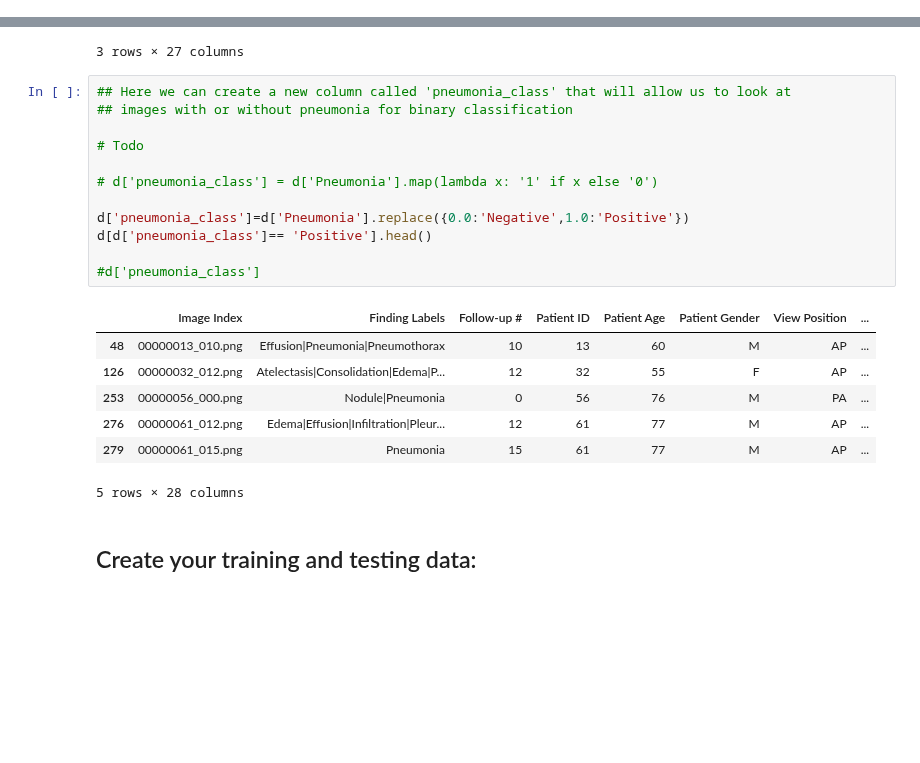
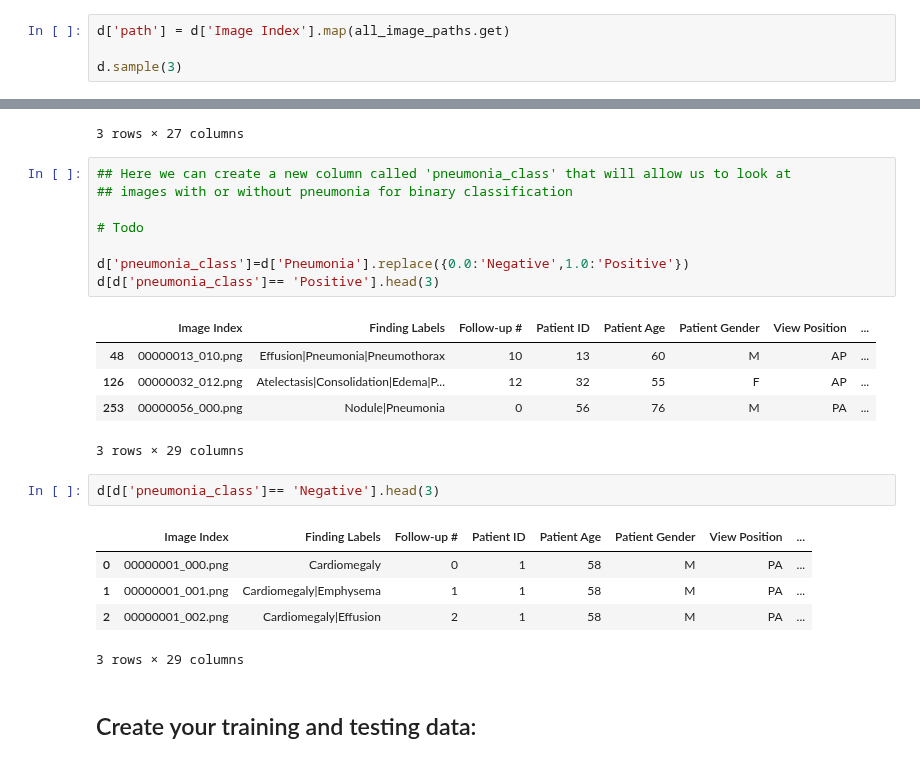
Before and after one commit to Francodo/Build-and-Train-AI-ML-Models-for-Healthcare--Pneumonia-Detection, a Jupyter notebook: Build and train model.ipynb, the cells around one changed output, grey strips where cells are left out. Cells and saved outputs as stored; diff of their text form; blank space fills up the shorter version.

```diff
--- a/Build and train model.ipynb
+++ b/Build and train model.ipynb
@@ -52,2 +52,6 @@ Scans found: 112120 , Total Headers 112120
 # %%
 d = pd.read_csv('/data/Data_Entry_2017.csv')
+# %%
+d['path'] = d['Image Index'].map(all_image_paths.get)
+
+d.sample(3)
@@ -91,23 +101,25 @@ d.head(3)
 # %%
 ## Here we can create a new column called 'pneumonia_class' that will allow us to look at
 ## images with or without pneumonia for binary classification
 
 # Todo
 
-# d['pneumonia_class'] = d['Pneumonia'].map(lambda x: '1' if x else '0')
-
 d['pneumonia_class']=d['Pneumonia'].replace({0.0:'Negative',1.0:'Positive'})
-d[d['pneumonia_class']== 'Positive'].head()
-
-#d['pneumonia_class']
+d[d['pneumonia_class']== 'Positive'].head(3)
 # %% [output]
 |  | Image Index | Finding Labels | Follow-up # | Patient ID | Patient Age | Patient Gender | View Position | ... |
 | 48 | 00000013_010.png | Effusion|Pneumonia|Pneumothorax | 10 | 13 | 60 | M | AP | ... |
 | 126 | 00000032_012.png | Atelectasis|Consolidation|Edema|P... | 12 | 32 | 55 | F | AP | ... |
 | 253 | 00000056_000.png | Nodule|Pneumonia | 0 | 56 | 76 | M | PA | ... |
-| 276 | 00000061_012.png | Edema|Effusion|Infiltration|Pleur... | 12 | 61 | 77 | M | AP | ... |
-| 279 | 00000061_015.png | Pneumonia | 15 | 61 | 77 | M | AP | ... |
-5 rows × 28 columns
+3 rows × 29 columns
+# %%
+d[d['pneumonia_class']== 'Negative'].head(3)
+# %% [output]
+|  | Image Index | Finding Labels | Follow-up # | Patient ID | Patient Age | Patient Gender | View Position | ... |
+| 0 | 00000001_000.png | Cardiomegaly | 0 | 1 | 58 | M | PA | ... |
+| 1 | 00000001_001.png | Cardiomegaly|Emphysema | 1 | 1 | 58 | M | PA | ... |
+| 2 | 00000001_002.png | Cardiomegaly|Effusion | 2 | 1 | 58 | M | PA | ... |
+3 rows × 29 columns
 # %% [markdown]
 ## Create your training and testing data:
 # %%
```
Also changed, not shown: parts of 8 cells of this notebook.
